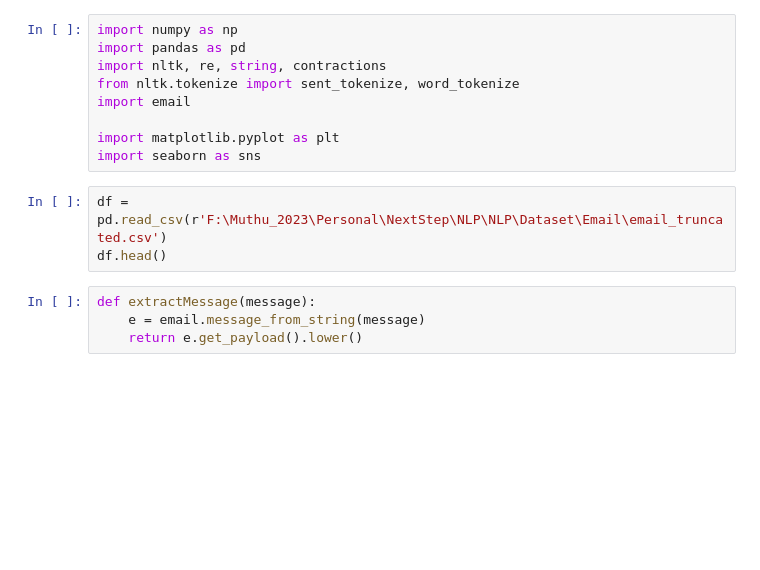
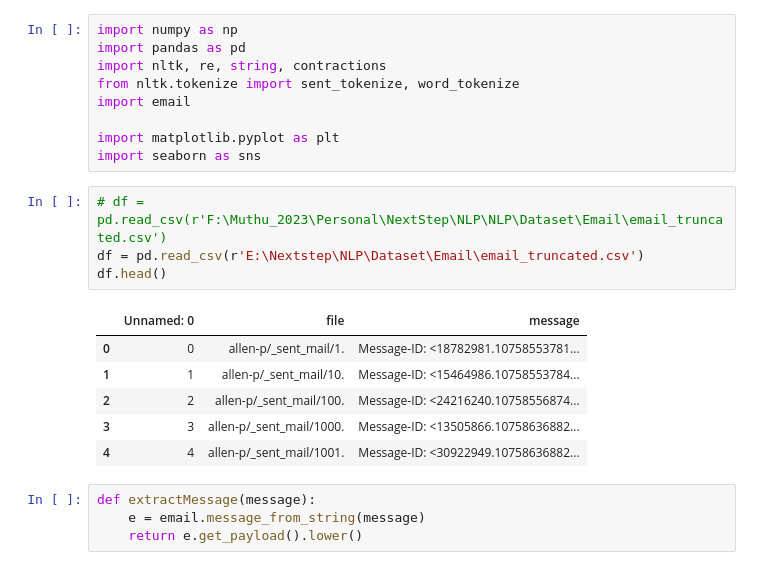
Before and after one commit to muthuganeshece/NLP, a Jupyter notebook: Practise/NLP4.ipynb, the cells around one changed output. Drawn from its saved outputs; the diff is of its cells as text; blank space fills up the shorter version.

```diff
--- a/Practise/NLP4.ipynb
+++ b/Practise/NLP4.ipynb
@@ -16,8 +16,16 @@ import email
 import matplotlib.pyplot as plt
 import seaborn as sns
 # %%
-df = pd.read_csv(r'F:\Muthu_2023\Personal\NextStep\NLP\NLP\Dataset\Email\email_truncated.csv')
+# df = pd.read_csv(r'F:\Muthu_2023\Personal\NextStep\NLP\NLP\Dataset\Email\email_truncated.csv')
+df = pd.read_csv(r'E:\Nextstep\NLP\Dataset\Email\email_truncated.csv')
 df.head()
+# %% [output]
+|  | Unnamed: 0 | file | message |
+| 0 | 0 | allen-p/_sent_mail/1. | Message-ID: <18782981.10758553781... |
+| 1 | 1 | allen-p/_sent_mail/10. | Message-ID: <15464986.10758553784... |
+| 2 | 2 | allen-p/_sent_mail/100. | Message-ID: <24216240.10758556874... |
+| 3 | 3 | allen-p/_sent_mail/1000. | Message-ID: <13505866.10758636882... |
+| 4 | 4 | allen-p/_sent_mail/1001. | Message-ID: <30922949.10758636882... |
 # %%
 def extractMessage(message):
     e = email.message_from_string(message)
```
Also changed, not shown: parts of 7 cells of this notebook.
